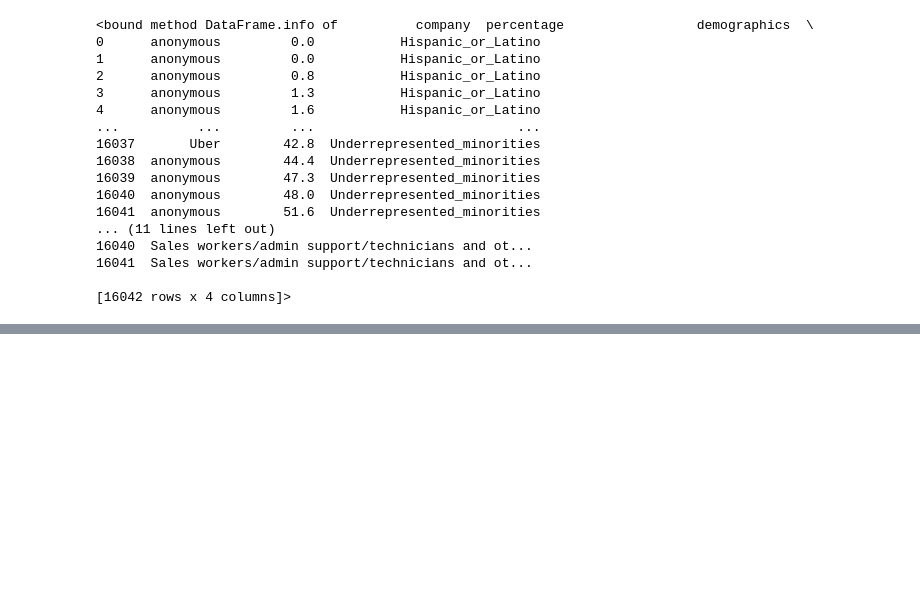
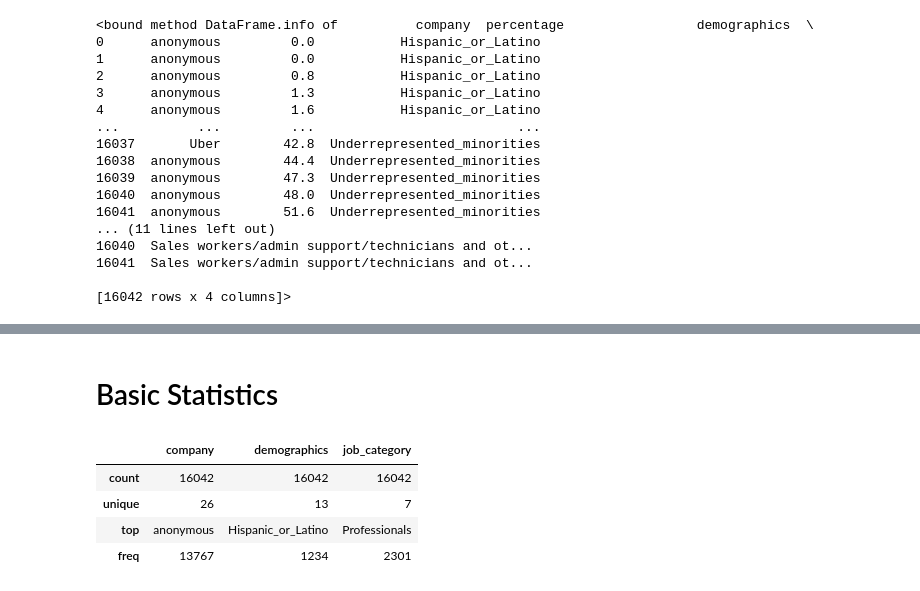
Before and after one commit to kimbaqueen/pt4-data-capstone, a Jupyter notebook: distributions_data_ex.ipynb, the cells around one changed output, grey strips where cells are left out. Saved outputs shown, nothing was run; the diff lists cells and outputs as text; code cells hidden in the pictures; blank space fills up the shorter version.

```diff
--- a/distributions_data_ex.ipynb
+++ b/distributions_data_ex.ipynb
@@ -79,0 +153,10 @@ ax3.figure
+# %% [markdown]
+# Basic Statistics
+# %%
+dist_data_subset.describe()
+# %% [output]
+|  | company | demographics | job_category |
+| count | 16042 | 16042 | 16042 |
+| unique | 26 | 13 | 7 |
+| top | anonymous | Hispanic_or_Latino | Professionals |
+| freq | 13767 | 1234 | 2301 |
```
Also changed, not shown: parts of 21 cells of this notebook, 6 other files.
